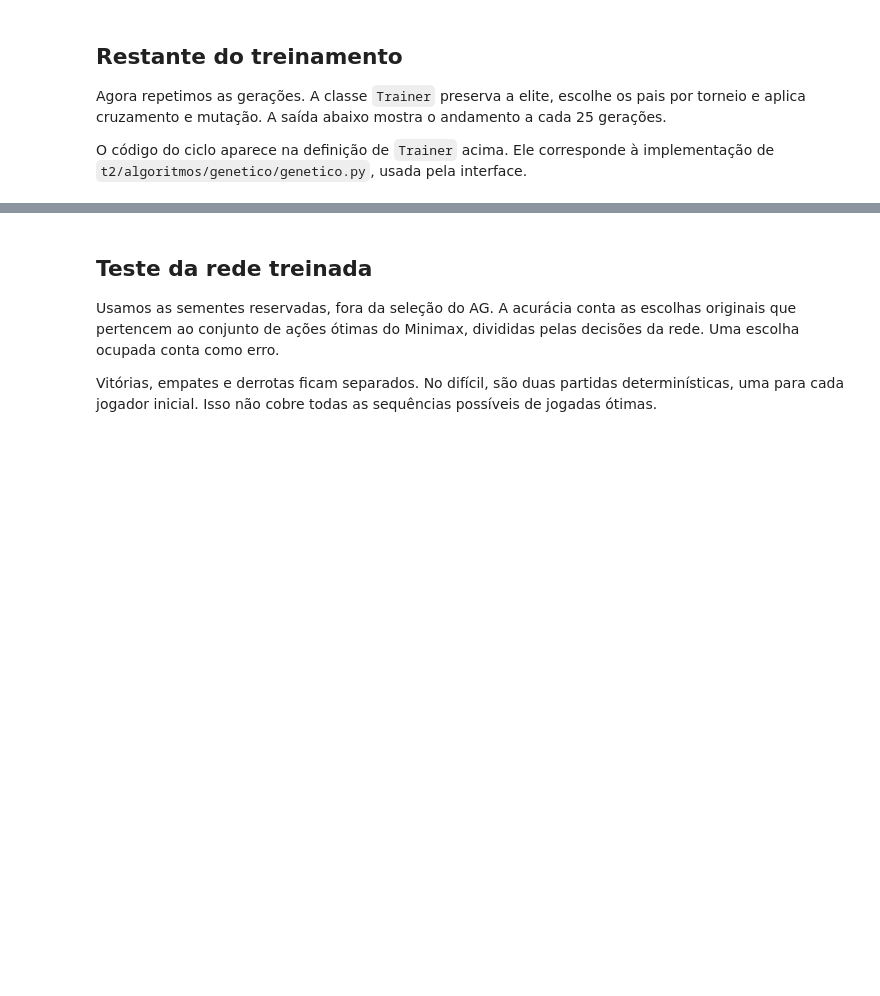
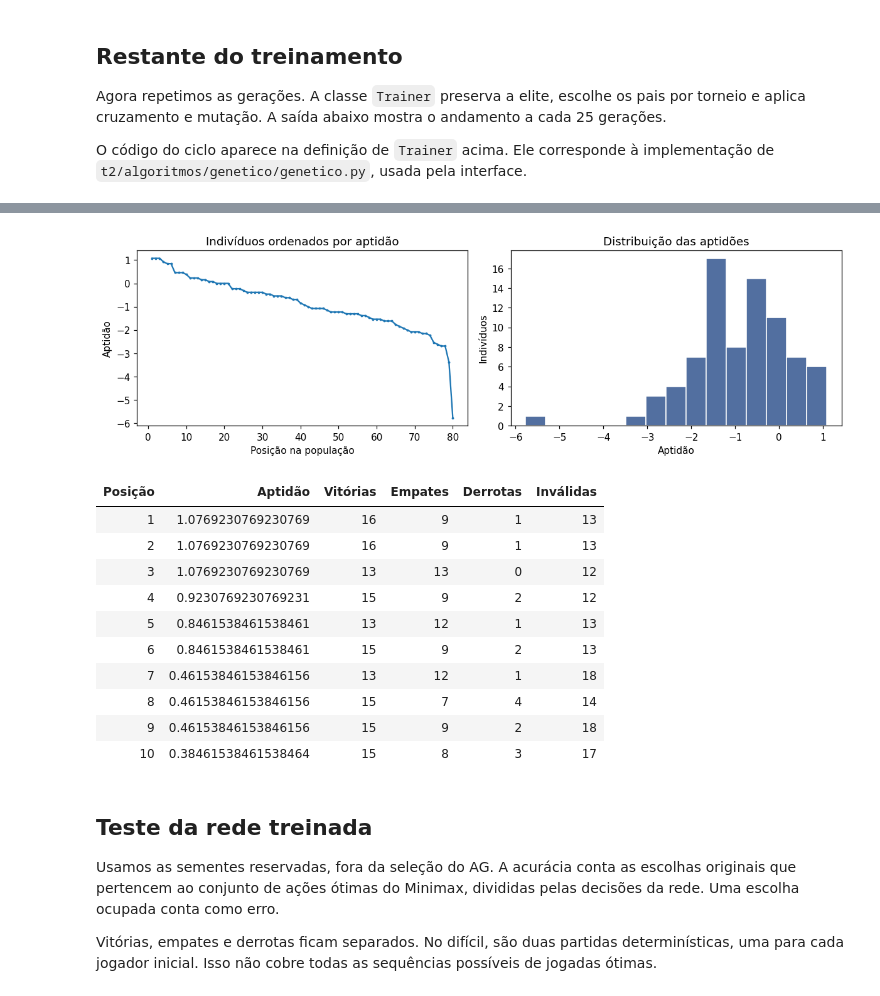
Before and after one commit to jesalvatori/tic-tac-toe-game, a Jupyter notebook: t2/algoritmos/genetico/genetico.ipynb, the cells around one changed output, grey strips where cells are left out. Saved outputs shown, nothing was run; the diff lists cells and outputs as text; code cells hidden in the pictures; blank space fills up the shorter version.

```diff
--- a/t2/algoritmos/genetico/genetico.ipynb
+++ b/t2/algoritmos/genetico/genetico.ipynb
@@ -264,3 +381,30 @@ mostrar_evolucao(treinador.history)
+# %%
+aptidoes = [r["fitness"] for r in treinador.ranked]
+fig, eixos = plt.subplots(1, 2, figsize=(11, 3.5))
+eixos[0].plot(range(1, len(aptidoes)+1), aptidoes, marker=".", markersize=3)
+eixos[0].set(title="Indivíduos ordenados por aptidão", xlabel="Posição na população", ylabel="Aptidão")
+eixos[1].hist(aptidoes, bins=min(15, len(aptidoes)), color="#526fa0", edgecolor="white")
+eixos[1].set(title="Distribuição das aptidões", xlabel="Aptidão", ylabel="Indivíduos")
+fig.tight_layout()
+plt.show()
+plt.close(fig)
+mostrar_tabela(["Posição", "Aptidão", "Vitórias", "Empates", "Derrotas", "Inválidas"], [
+    [i+1, r["fitness"], r["vitoria"], r["empate"], r["derrota"], r["invalid"]]
+    for i, r in enumerate(treinador.ranked[:10])
+])
+# %% [output]
+[figure, added]
+| Posição | Aptidão | Vitórias | Empates | Derrotas | Inválidas |
+| 1 | 1.0769230769230769 | 16 | 9 | 1 | 13 |
+| 2 | 1.0769230769230769 | 16 | 9 | 1 | 13 |
+| 3 | 1.0769230769230769 | 13 | 13 | 0 | 12 |
+| 4 | 0.9230769230769231 | 15 | 9 | 2 | 12 |
+| 5 | 0.8461538461538461 | 13 | 12 | 1 | 13 |
+| 6 | 0.8461538461538461 | 15 | 9 | 2 | 13 |
+| 7 | 0.46153846153846156 | 13 | 12 | 1 | 18 |
+| 8 | 0.46153846153846156 | 15 | 7 | 4 | 14 |
+| 9 | 0.46153846153846156 | 15 | 9 | 2 | 18 |
+| 10 | 0.38461538461538464 | 15 | 8 | 3 | 17 |
 # %% [markdown]
 ## Teste da rede treinada
 
```
Also changed, not shown: parts of 17 cells of this notebook, 3 other files.
